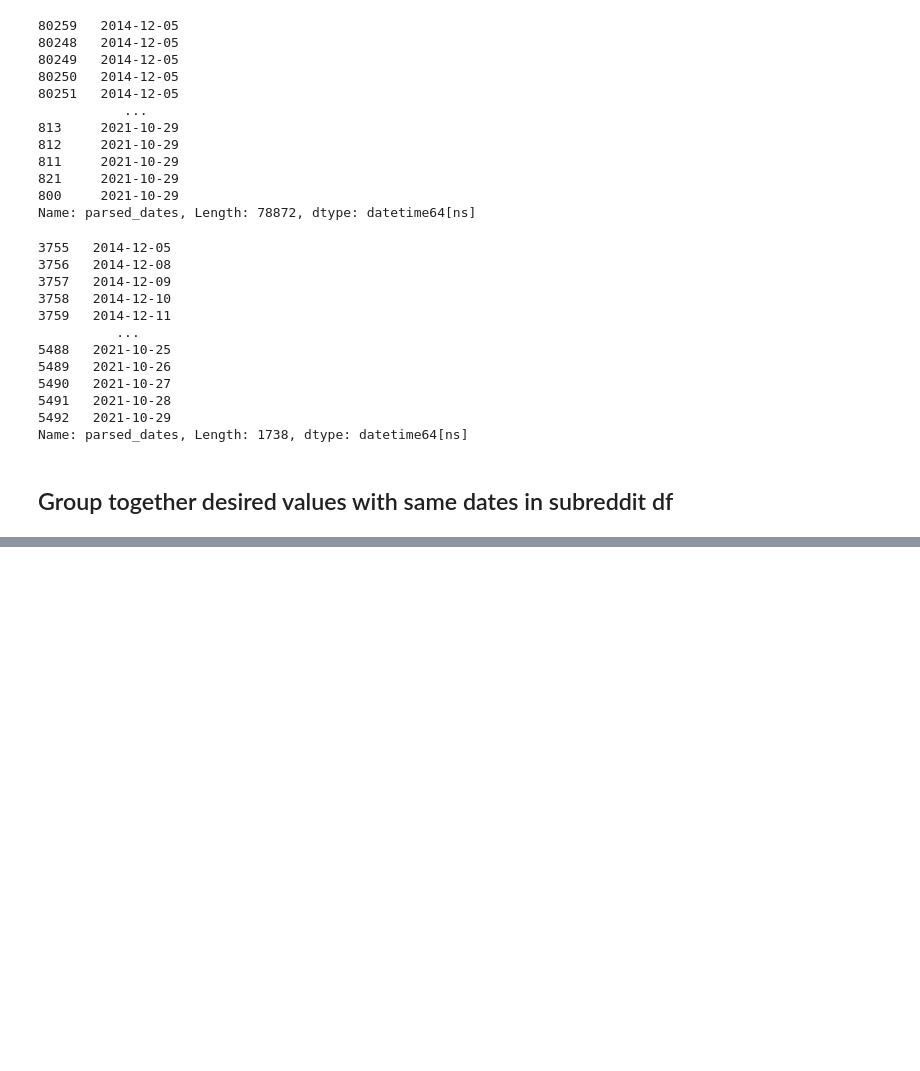
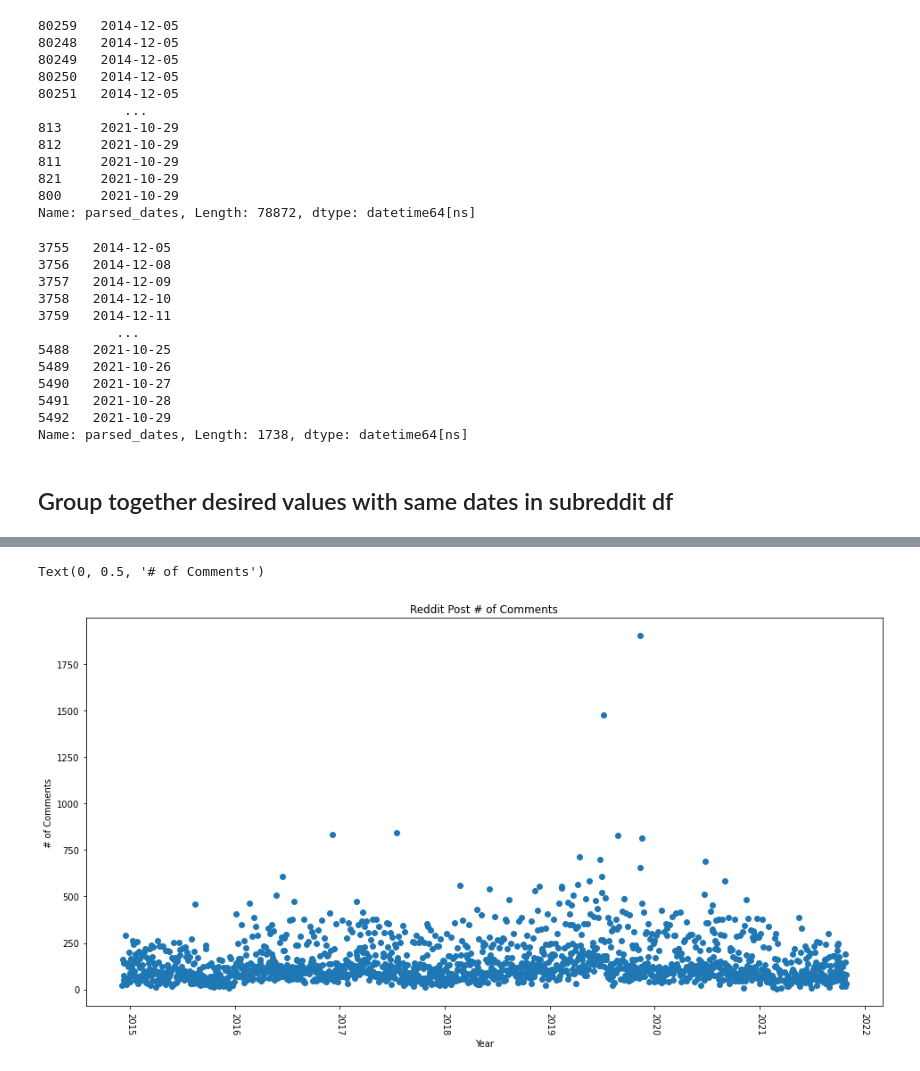
Before and after one commit to keekss/disney-reddit, a Jupyter notebook: PMAW Scratch.ipynb, the cells around one changed output, grey strips where cells are left out. Drawn from its saved outputs; the diff is of its cells as text; code cells hidden in the pictures; blank space fills up the shorter version.

```diff
--- a/PMAW Scratch.ipynb
+++ b/PMAW Scratch.ipynb
@@ -582,0 +639,11 @@ print(f"Test coefficient of determination: {lin_reg.score(X_test, y_test)}")
+# %%
+plt.figure(figsize=(16,8))
+
+plt.scatter(weekday_df['parsed_dates'], weekday_df['num_comments'])
+plt.xticks(rotation=270)
+plt.title("Reddit Post # of Comments")
+plt.xlabel("Year")
+plt.ylabel("# of Comments")
+# %% [output]
+Text(0, 0.5, '# of Comments')
+[figure, added]
```
Also changed, not shown: parts of 62 cells of this notebook.
